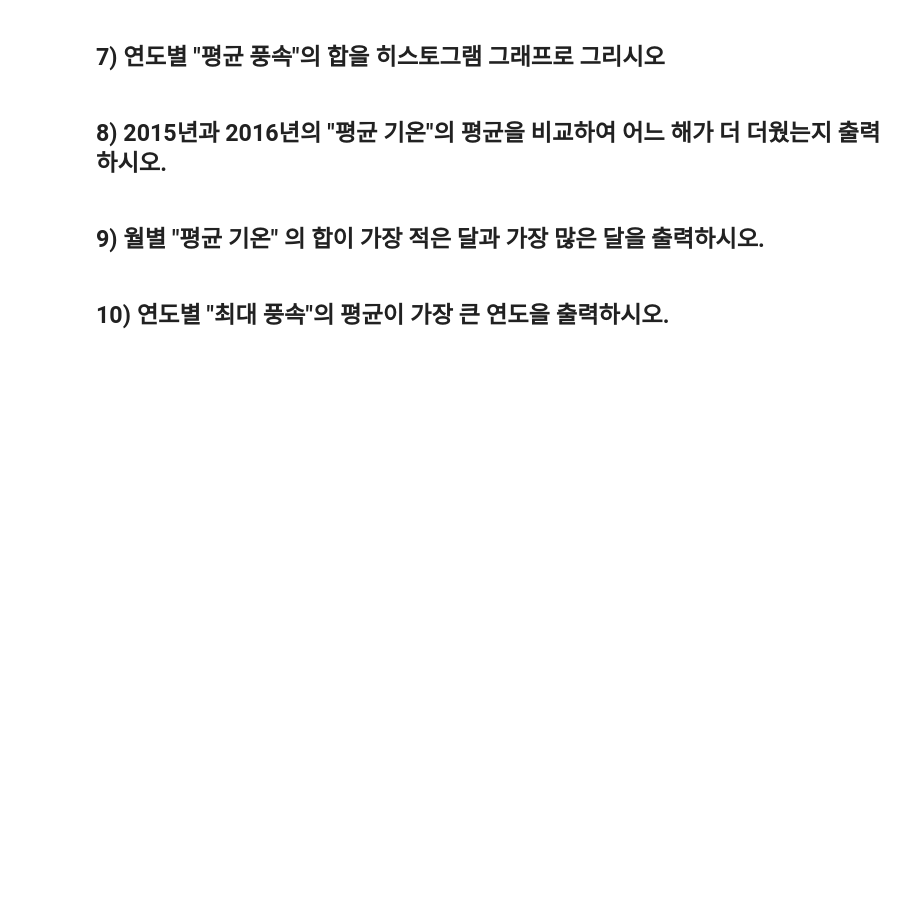
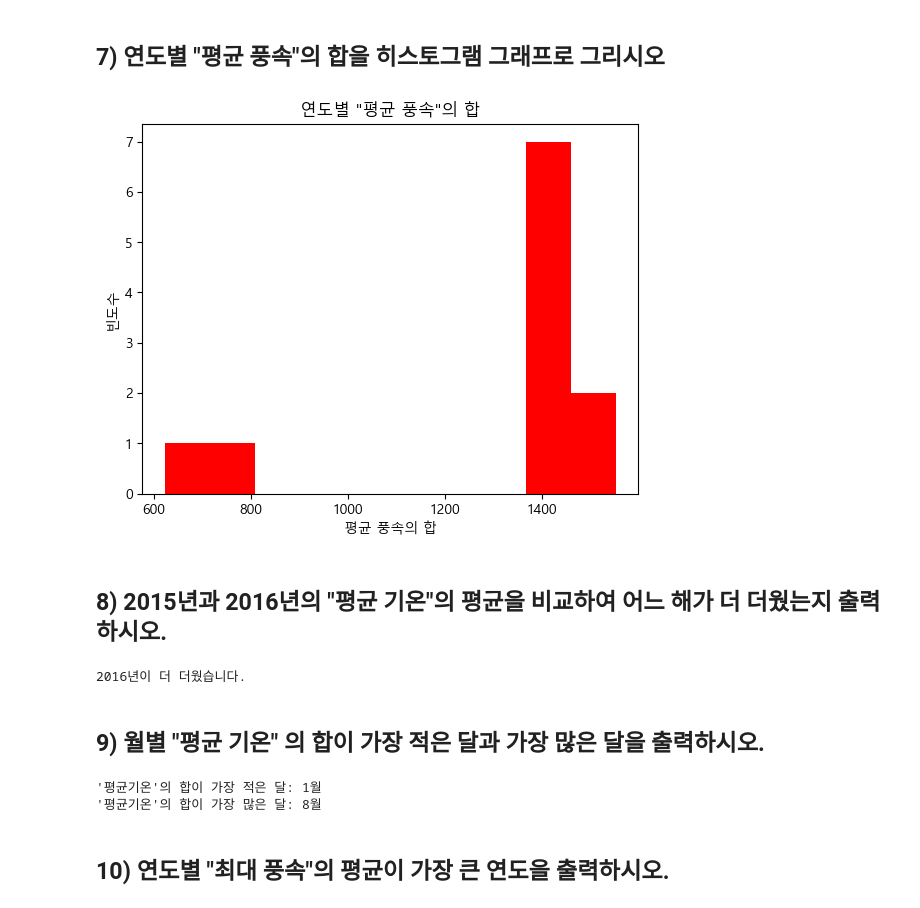
Before and after one commit to dlona12/python_basic_1, a Jupyter notebook: time_series_class_5_7.ipynb, the cells around one changed output. Cells and saved outputs as stored; diff of their text form; code cells hidden in the pictures; blank space fills up the shorter version.

```diff
--- a/time_series_class_5_7.ipynb
+++ b/time_series_class_5_7.ipynb
@@ -439,8 +442,47 @@ plt.show()
 # %% [markdown]
 ## 7) 연도별 "평균 풍속"의 합을 히스토그램 그래프로 그리시오
+# %%
+yearly_total_wind_speed = df.groupby('연도')['평균 풍속'].sum()
+
+plt.hist(yearly_total_wind_speed, bins=10, color='red')
+plt.xlabel('평균 풍속의 합')
+plt.ylabel('빈도수')
+plt.title('연도별 "평균 풍속"의 합')
+plt.show()
+# %% [output]
+[figure, added]
 # %% [markdown]
 ## 8) 2015년과 2016년의 "평균 기온"의 평균을 비교하여 어느 해가 더 더웠는지 출력하시오.
+# %%
+# 2015년과 2016년의 데이터 추출
+df_2015 = df[df['연도'] == 2015]
+df_2016 = df[df['연도'] == 2016]
+
+# 2015년과 2016년의 평균 기온 계산
+mean_temp_2015 = df_2015['평균 기온'].mean()
+mean_temp_2016 = df_2016['평균 기온'].mean()
+
+# 결과 출력
+if mean_temp_2015 > mean_temp_2016:
+    print("2015년이 더 더웠습니다.")
+elif mean_temp_2015 < mean_temp_2016:
+    print("2016년이 더 더웠습니다.")
+else:
+    print("2015년과 2016년의 평균 기온이 동일합니다.")
+# %% [output]
+2016년이 더 더웠습니다.
 # %% [markdown]
 ## 9) 월별 "평균 기온" 의 합이 가장 적은 달과 가장 많은 달을 출력하시오.
+# %%
+monthly_mean_temp_sum = df.groupby(df['일시'].dt.month)['평균 기온'].sum()
+
+min_month = monthly_mean_temp_sum.idxmin()
+max_month = monthly_mean_temp_sum.idxmax()
+
+print(f"'평균 기온'의 합이 가장 적은 달: {min_month}월")
+print(f"'평균 기온'의 합이 가장 많은 달: {max_month}월")
+# %% [output]
+'평균기온'의 합이 가장 적은 달: 1월
+'평균기온'의 합이 가장 많은 달: 8월
 # %% [markdown]
 ## 10) 연도별 "최대 풍속"의 평균이 가장 큰 연도을 출력하시오.
```
Also changed, not shown: parts of 3 cells of this notebook.
